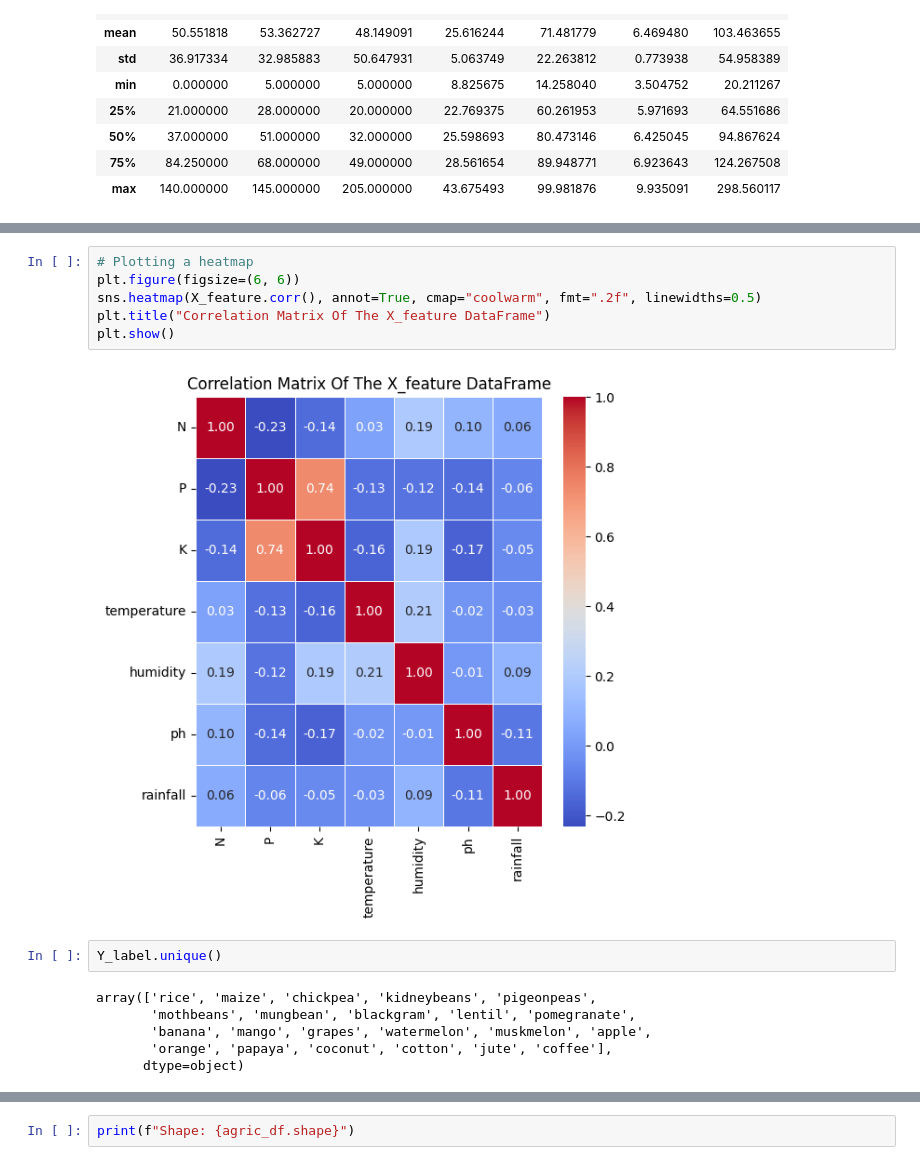
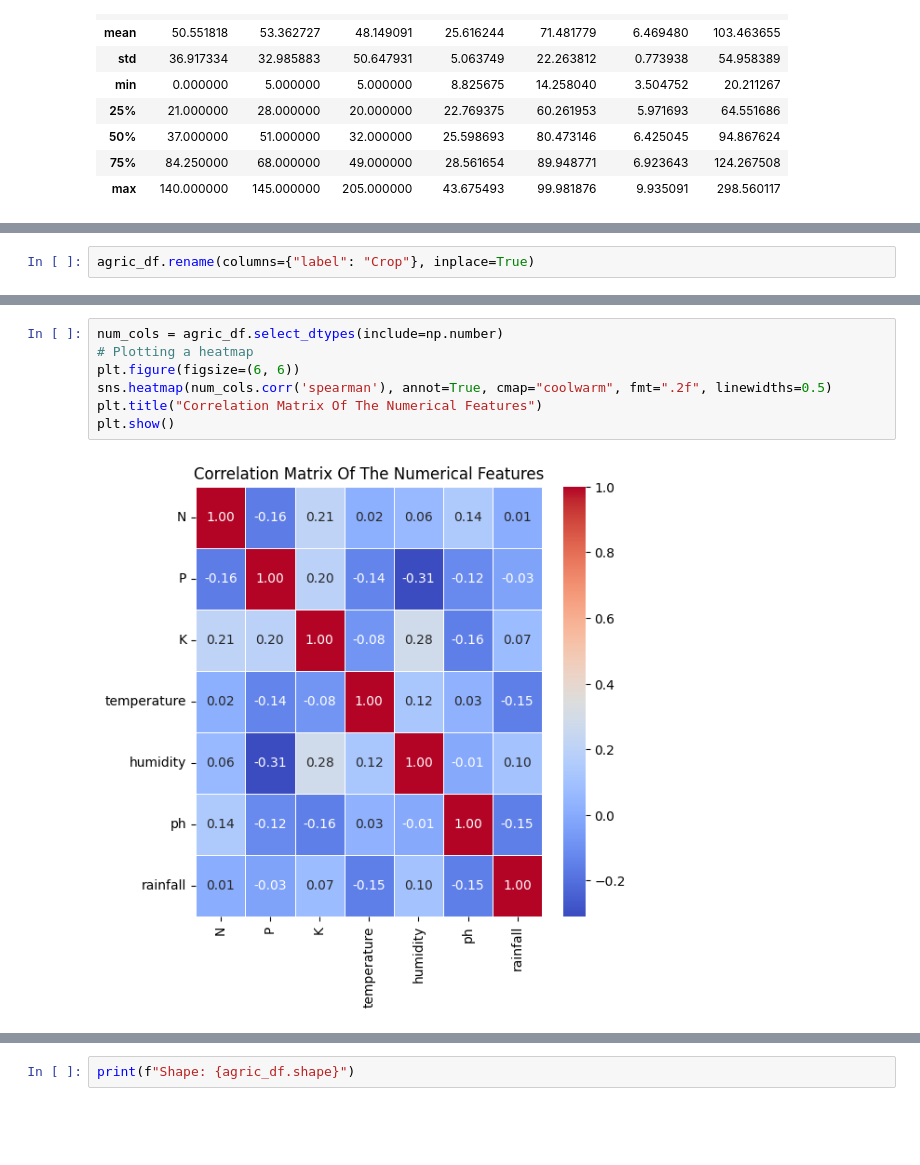
Before and after one commit to Dan-njuguna/agriculture, a Jupyter notebook: agriculture.ipynb, the cells around one changed output, grey strips where cells are left out. Saved outputs shown, nothing was run; the diff lists cells and outputs as text; blank space fills up the shorter version.

Commit message:
update agriculture.ipynb to improve data visualization and analysis

```diff
--- a/agriculture.ipynb
+++ b/agriculture.ipynb
@@ -88,0 +102,2 @@ plt.show()
+# %%
+agric_df.rename(columns={"label": "Crop"}, inplace=True)
@@ -89,16 +138,9 @@ plt.show()
 # %%
+num_cols = agric_df.select_dtypes(include=np.number)
 # Plotting a heatmap
 plt.figure(figsize=(6, 6))
-sns.heatmap(X_feature.corr(), annot=True, cmap="coolwarm", fmt=".2f", linewidths=0.5)
-plt.title("Correlation Matrix Of The X_feature DataFrame")
+sns.heatmap(num_cols.corr('spearman'), annot=True, cmap="coolwarm", fmt=".2f", linewidths=0.5)
+plt.title("Correlation Matrix Of The Numerical Features")
 plt.show()
 # %% [output]
-[figure, old version]
+[figure, new version]
-# %%
-Y_label.unique()
-# %% [output]
-array(['rice', 'maize', 'chickpea', 'kidneybeans', 'pigeonpeas',
-       'mothbeans', 'mungbean', 'blackgram', 'lentil', 'pomegranate',
-       'banana', 'mango', 'grapes', 'watermelon', 'muskmelon', 'apple',
-       'orange', 'papaya', 'coconut', 'cotton', 'jute', 'coffee'],
-      dtype=object)
```
Also changed, not shown: parts of 36 cells of this notebook.
